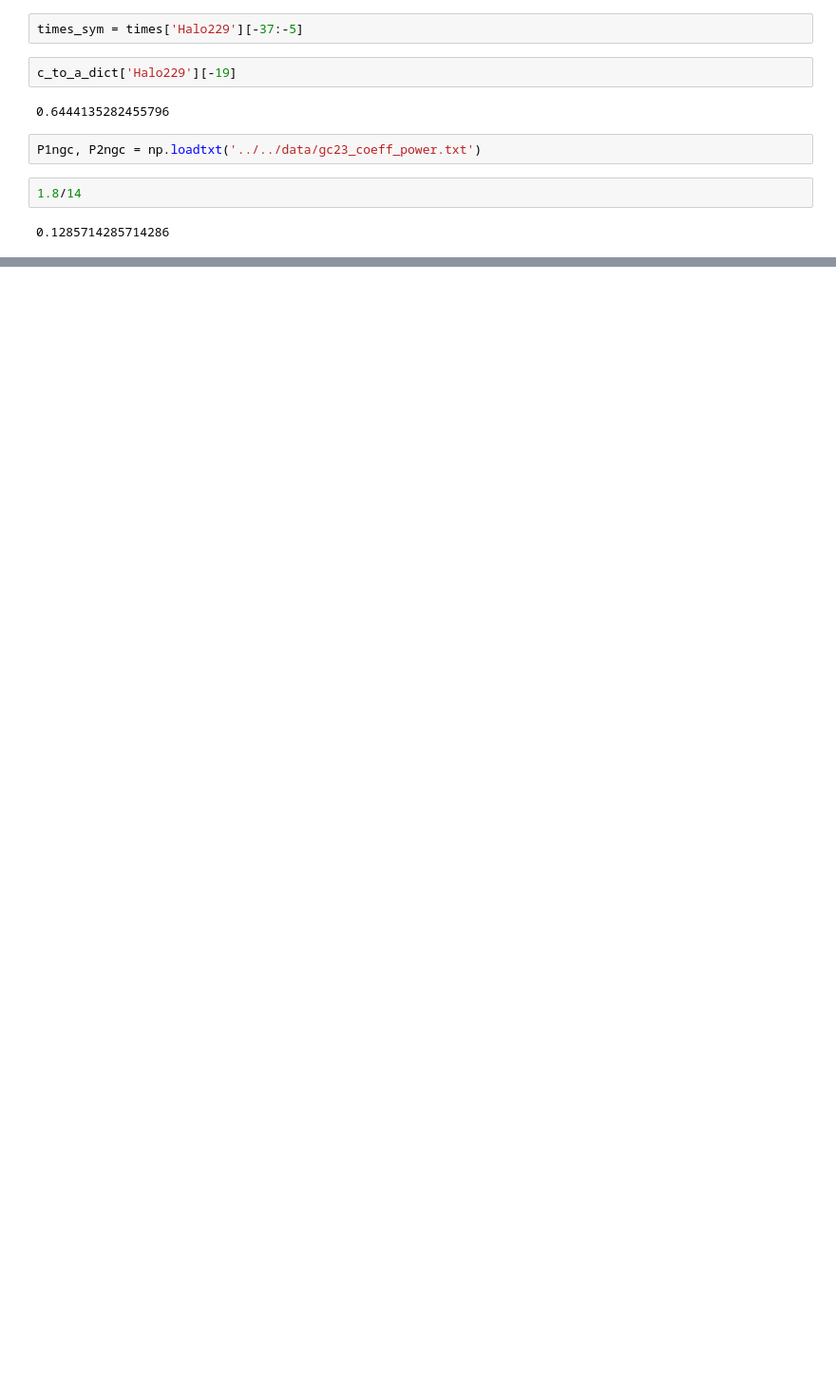
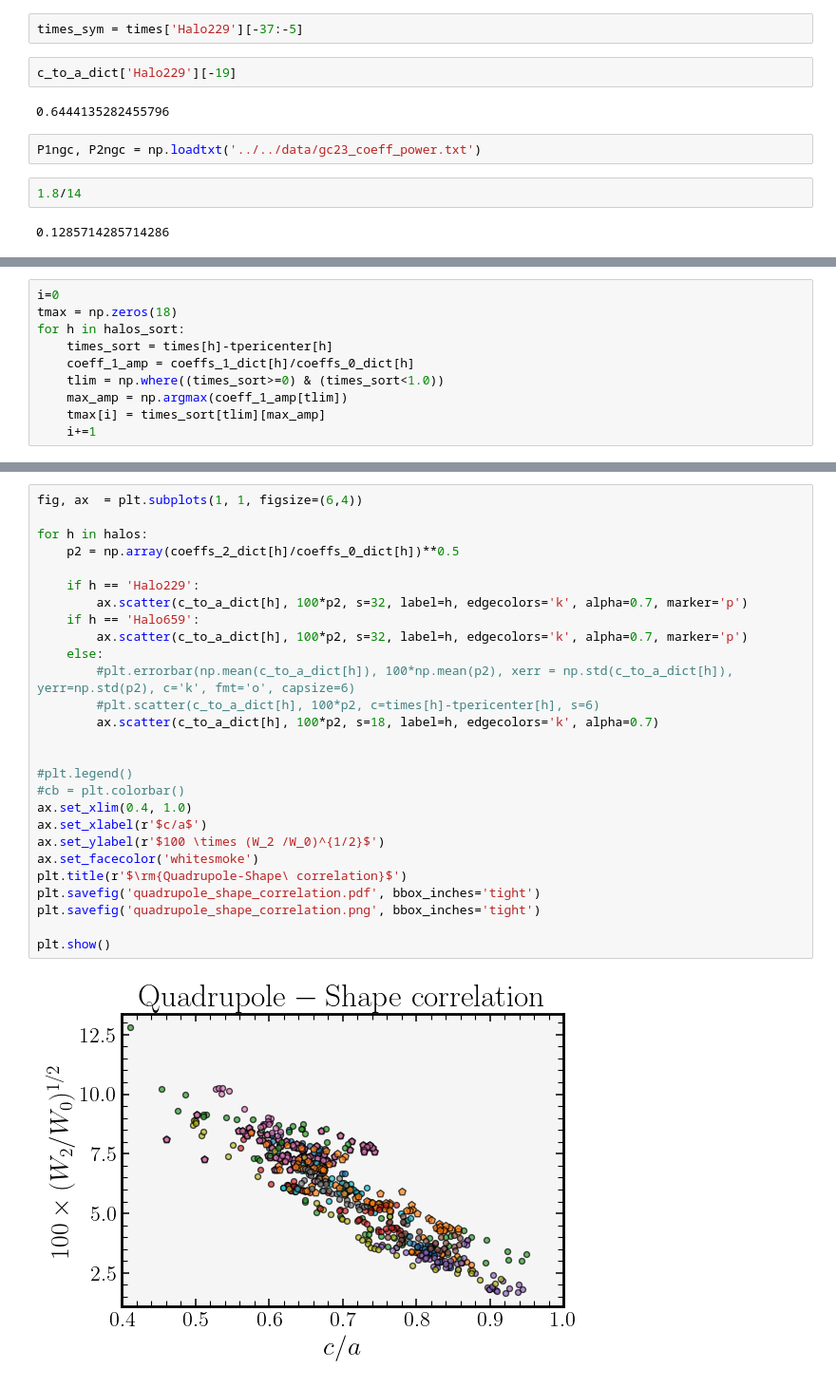
Before and after one commit to jngaravitoc/EXPcosmosims, a Jupyter notebook: wakes/notebooks/coefficients_time_evolution.ipynb, the cells around one changed output, grey strips where cells are left out. Shown: that part at 95% size. Cells and saved outputs as stored; diff of their text form; blank space fills up the shorter version.

```diff
--- a/wakes/notebooks/coefficients_time_evolution.ipynb
+++ b/wakes/notebooks/coefficients_time_evolution.ipynb
@@ -165,0 +281,10 @@ plt.show()
+# %%
+i=0
+tmax = np.zeros(18)
+for h in halos_sort:
+    times_sort = times[h]-tpericenter[h]
+    coeff_1_amp = coeffs_1_dict[h]/coeffs_0_dict[h]
+    tlim = np.where((times_sort>=0) & (times_sort<1.0))
+    max_amp = np.argmax(coeff_1_amp[tlim])
+    tmax[i] = times_sort[tlim][max_amp]
+    i+=1
@@ -165,0 +311,29 @@ plt.show()
+# %%
+fig, ax  = plt.subplots(1, 1, figsize=(6,4))
+
+for h in halos:
+    p2 = np.array(coeffs_2_dict[h]/coeffs_0_dict[h])**0.5
+
+    if h == 'Halo229':
+        ax.scatter(c_to_a_dict[h], 100*p2, s=32, label=h, edgecolors='k', alpha=0.7, marker='p')
+    if h == 'Halo659':
+        ax.scatter(c_to_a_dict[h], 100*p2, s=32, label=h, edgecolors='k', alpha=0.7, marker='p')
+    else:
+        #plt.errorbar(np.mean(c_to_a_dict[h]), 100*np.mean(p2), xerr = np.std(c_to_a_dict[h]), yerr=np.std(p2), c='k', fmt='o', capsize=6)
+        #plt.scatter(c_to_a_dict[h], 100*p2, c=times[h]-tpericenter[h], s=6)
+        ax.scatter(c_to_a_dict[h], 100*p2, s=18, label=h, edgecolors='k', alpha=0.7)
+
+
+#plt.legend()
+#cb = plt.colorbar()
+ax.set_xlim(0.4, 1.0)
+ax.set_xlabel(r'$c/a$')
+ax.set_ylabel(r'$100 \times (W_2 /W_0)^{1/2}$')
+ax.set_facecolor('whitesmoke')
+plt.title(r'$\rm{Quadrupole-Shape\ correlation}$')
+plt.savefig('quadrupole_shape_correlation.pdf', bbox_inches='tight')
+plt.savefig('quadrupole_shape_correlation.png', bbox_inches='tight')
+
+plt.show()
+# %% [output]
+[figure, added]
```
Also changed, not shown: parts of 25 cells of this notebook, 1 other file.
